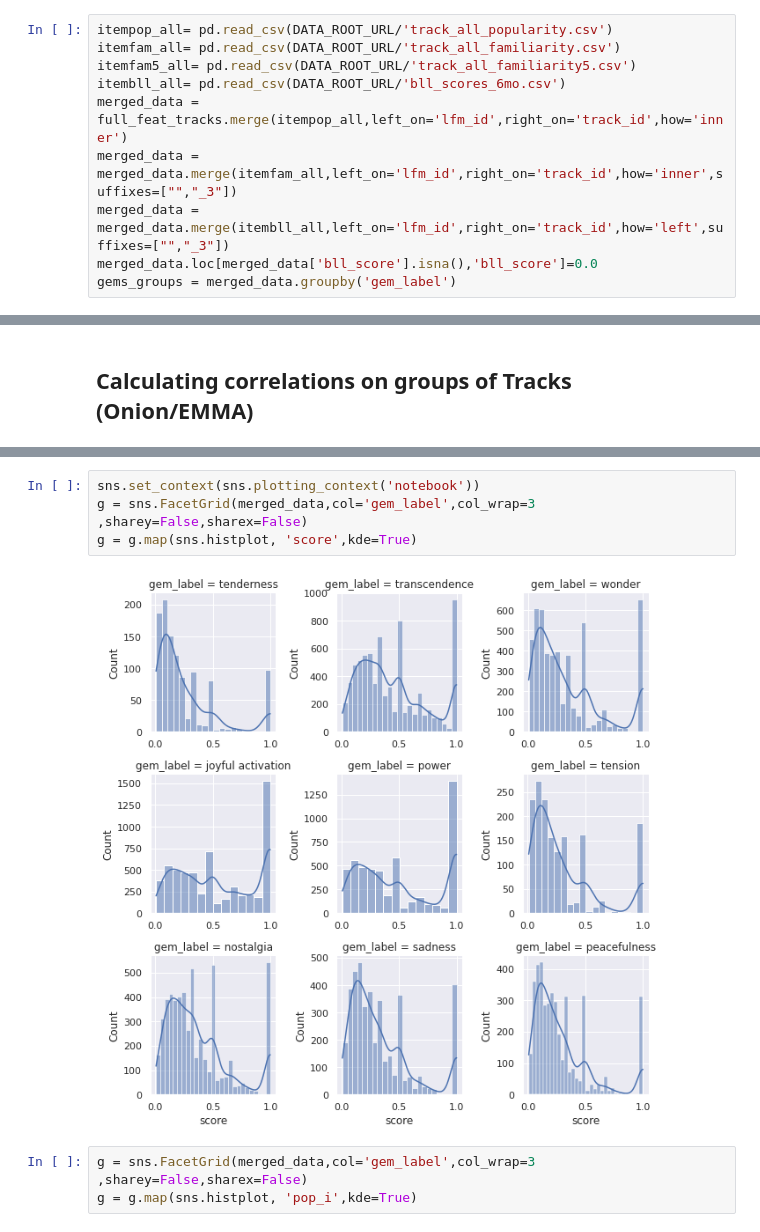
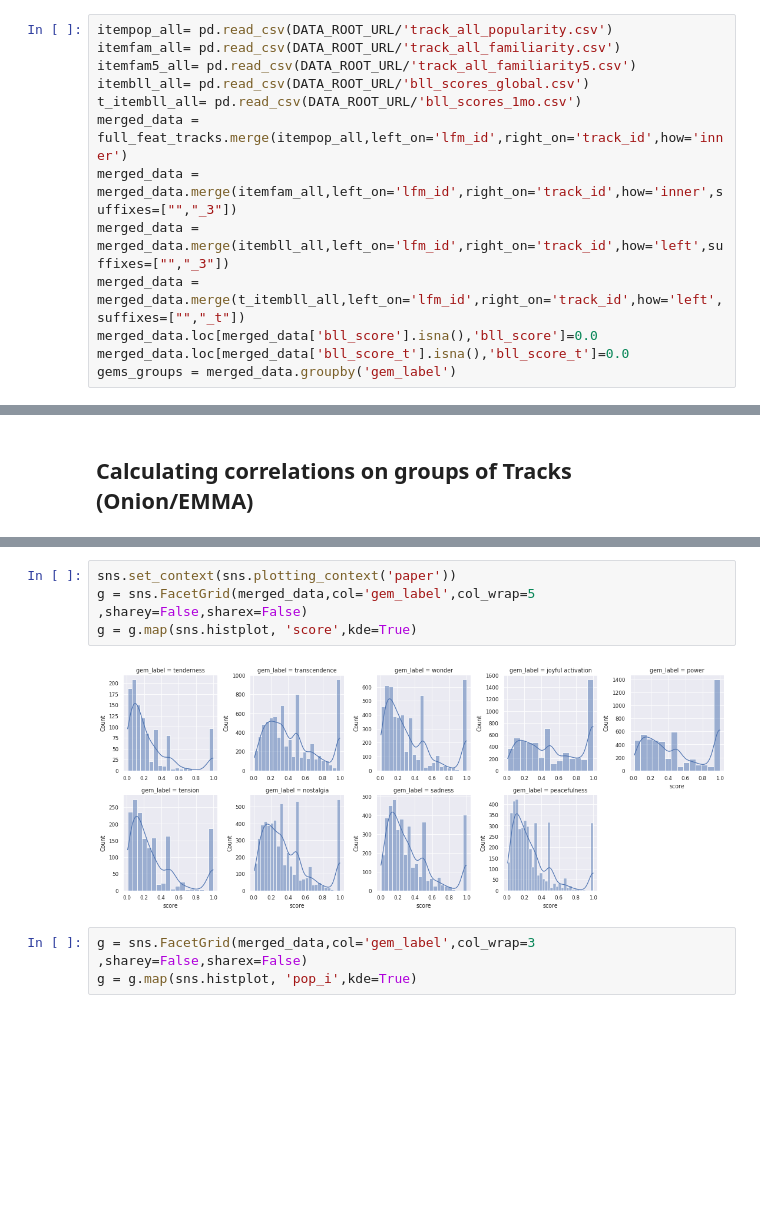
Before and after one commit to mmosc/emo-mrs, a Jupyter notebook: notebooks/calculation_emotion.ipynb, the cells around one changed output, grey strips where cells are left out. Drawn from its saved outputs; the diff is of its cells as text; blank space fills up the shorter version.

```diff
--- a/notebooks/calculation_emotion.ipynb
+++ b/notebooks/calculation_emotion.ipynb
@@ -128,11 +198,14 @@ data.pipe(calculate_bll_score,offset=offset,decay=decay).collect().write_csv(DAT
 itempop_all= pd.read_csv(DATA_ROOT_URL/'track_all_popularity.csv')
 itemfam_all= pd.read_csv(DATA_ROOT_URL/'track_all_familiarity.csv')
 itemfam5_all= pd.read_csv(DATA_ROOT_URL/'track_all_familiarity5.csv')
-itembll_all= pd.read_csv(DATA_ROOT_URL/'bll_scores_6mo.csv')
+itembll_all= pd.read_csv(DATA_ROOT_URL/'bll_scores_global.csv')
+t_itembll_all= pd.read_csv(DATA_ROOT_URL/'bll_scores_1mo.csv')
 merged_data = full_feat_tracks.merge(itempop_all,left_on='lfm_id',right_on='track_id',how='inner')
 merged_data = merged_data.merge(itemfam_all,left_on='lfm_id',right_on='track_id',how='inner',suffixes=["","_3"])
 merged_data = merged_data.merge(itembll_all,left_on='lfm_id',right_on='track_id',how='left',suffixes=["","_3"])
+merged_data = merged_data.merge(t_itembll_all,left_on='lfm_id',right_on='track_id',how='left',suffixes=["","_t"])
 merged_data.loc[merged_data['bll_score'].isna(),'bll_score']=0.0
+merged_data.loc[merged_data['bll_score_t'].isna(),'bll_score_t']=0.0
 gems_groups = merged_data.groupby('gem_label')
 # %%
 merged_data.drop_duplicates("lfm_id")['track_playcount'].quantile(0.999)
@@ -173,9 +246,9 @@ with sns.plotting_context('notebook'):
 # %%
-sns.set_context(sns.plotting_context('notebook'))
-g = sns.FacetGrid(merged_data,col='gem_label',col_wrap=3 ,sharey=False,sharex=False)
+sns.set_context(sns.plotting_context('paper'))
+g = sns.FacetGrid(merged_data,col='gem_label',col_wrap=5 ,sharey=False,sharex=False)
 g = g.map(sns.histplot, 'score',kde=True)
 # %% [output]
-[figure, old version]
+[figure, new version]
 # %%
 g = sns.FacetGrid(merged_data,col='gem_label',col_wrap=3 ,sharey=False,sharex=False)
 g = g.map(sns.histplot, 'pop_i',kde=True)
```
Also changed, not shown: parts of 15 cells of this notebook.
